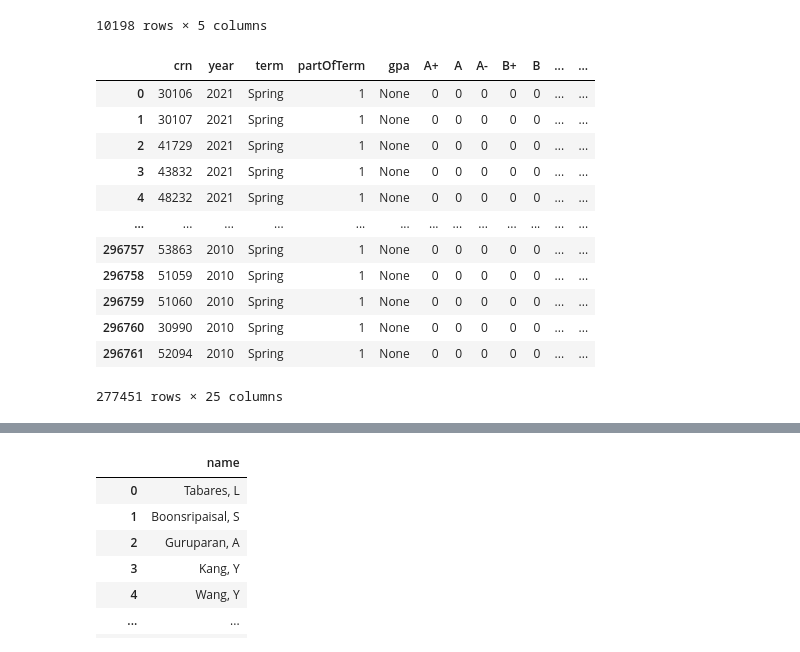
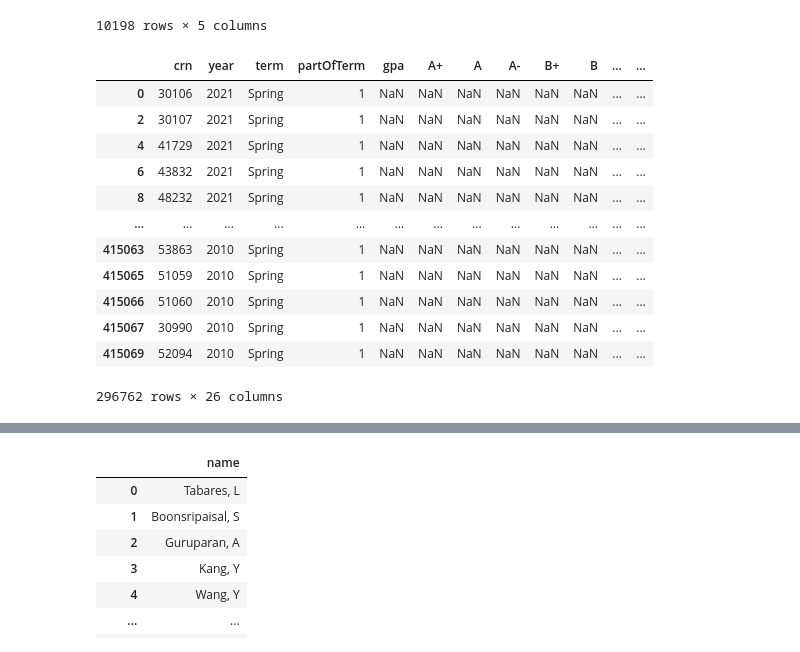
Before and after one commit to JavierMNieto/uiuc-scheduler, a Jupyter notebook: data/scripts/Catalog to Neo4j.ipynb, the cells around one changed output, grey strips where cells are left out. Saved outputs shown, nothing was run; the diff lists cells and outputs as text; code cells hidden in the pictures.

```diff
--- a/data/scripts/Catalog to Neo4j.ipynb
+++ b/data/scripts/Catalog to Neo4j.ipynb
@@ -51,14 +51,25 @@ df_catalogs["term"] = pd.Categorical(df_catalogs["term"], ["Fall","Summer","Spri
 df_catalogs.sort_values(by=["year", "term", "subject", "number", "crn", "meeting"], ascending=[False, True, True, True, True, True], ignore_index=True, inplace=True)
 df_catalogs["course"] = df_catalogs["subject"] + " " + df_catalogs["number"].astype(str)
 
+"""
+df_catalogs["sectionId"] = (df_catalogs["year"].astype(str) +
+                            df_catalogs["term"].astype(str) +
+                            df_catalogs["course"].astype(str) +
+                            df_catalogs["crn"].astype(str) +
+                            df_catalogs["section"].astype(str))
+df_catalogs["meetingId"] = (df_catalogs["year"].astype(str) +
+                            df_catalogs["term"].astype(str) +
+                            df_catalogs["crn"].astype(str) +
+                            df_catalogs["section"].astype(str) +
+                            df_catalogs["meeting"].astype(str))
+"""
+
 # Fix typos in descriptions
 df_catalogs.loc[df_catalogs["course"]=="HIST 574", "description"]="Immerses students in major works of recent American religious history. Written from multiple disciplinary perspectives and wrestling with the knotty problems in which religion has been interwoven, these books will give the student a solid foundation in American religious history. 4 graduate hours. No professional credit."
 df_catalogs.loc[df_catalogs["course"]=="ASST 104", "description"] = "Same as REL 104. See REL 104."
 df_catalogs.loc[df_catalogs["course"]=="EPOL 551", "description"] = "Same as EOL 570. See EOL 570."
 
-df_catalogs = df_catalogs.merge(df_gpa, how="left", on=["year", "term", "course", "subject", "number", "instructor"])
-
-df_catalogs = trim_all_columns(df_catalogs)
+df_catalogs = trim_all_columns(df_catalogs).merge(df_gpa, how="left", on=["year", "term", "course", "subject", "number", "instructor"])
 
 df_catalogs
 # %% [output]
@@ -150,33 +161,33 @@ df_courses
 # %%
 df_sections = (df_catalogs[["crn", "year", "term", "part_of_term",
                            "gpa", "A+", "A", "A-", "B+", "B", "B-",
-                           "C+", "C", "C-", "D+", "D", "D-", "F",
+                           "C+", "C", "C-", "D+", "D", "D-", "F", "sectionId",
                            "section", "section_info", "section_notes",
                            "section_attributes", "section_capp_area",
                            "section_co_request", "section_special_approval"]]
-              .drop_duplicates(ignore_index=True)
-              .dropna(subset=["crn", "year", "term", "section"])
-              .rename(columns={"part_of_term": "partOfTerm", "section": "sectionId",
+              .drop_duplicates()
+              .dropna(subset=["sectionId"])
+              .rename(columns={"part_of_term": "partOfTerm",
                               "section_info": "sectionInfo", "section_notes": "sectionNotes",
                               "section_attributes": "sectionAttributes", "section_capp_area": "sectionCappArea",
                               "section_co_request": "sectionCoRequest", "section_special_approval": "sectionSpecialApproval"}))
-df_sections[["A+", "A", "A-", "B+", "B", "B-","C+", "C", "C-", "D+", "D", "D-", "F"]] = df_sections[["A+", "A", "A-", "B+", "B", "B-","C+", "C", "C-", "D+", "D", "D-", "F"]].fillna(0)
-df_sections.replace([np.nan], [None], inplace=True)
+#df_sections[["A+", "A", "A-", "B+", "B", "B-","C+", "C", "C-", "D+", "D", "D-", "F"]] = df_sections[["A+", "A", "A-", "B+", "B", "B-","C+", "C", "C-", "D+", "D", "D-", "F"]].fillna(0)
 df_sections.to_csv("../neo4j/nodes/section_nodes.csv", index=False)
+
 df_sections
 # %% [output]
 |  | crn | year | term | partOfTerm | gpa | A+ | A | A- | B+ | B | ... | ... |
-| 0 | 30106 | 2021 | Spring | 1 | None | 0 | 0 | 0 | 0 | 0 | ... | ... |
-| 1 | 30107 | 2021 | Spring | 1 | None | 0 | 0 | 0 | 0 | 0 | ... | ... |
-| 2 | 41729 | 2021 | Spring | 1 | None | 0 | 0 | 0 | 0 | 0 | ... | ... |
-| 3 | 43832 | 2021 | Spring | 1 | None | 0 | 0 | 0 | 0 | 0 | ... | ... |
-| 4 | 48232 | 2021 | Spring | 1 | None | 0 | 0 | 0 | 0 | 0 | ... | ... |
+| 0 | 30106 | 2021 | Spring | 1 | NaN | NaN | NaN | NaN | NaN | NaN | ... | ... |
+| 2 | 30107 | 2021 | Spring | 1 | NaN | NaN | NaN | NaN | NaN | NaN | ... | ... |
+| 4 | 41729 | 2021 | Spring | 1 | NaN | NaN | NaN | NaN | NaN | NaN | ... | ... |
+| 6 | 43832 | 2021 | Spring | 1 | NaN | NaN | NaN | NaN | NaN | NaN | ... | ... |
+| 8 | 48232 | 2021 | Spring | 1 | NaN | NaN | NaN | NaN | NaN | NaN | ... | ... |
 | ... | ... | ... | ... | ... | ... | ... | ... | ... | ... | ... | ... | ... |
-| 296757 | 53863 | 2010 | Spring | 1 | None | 0 | 0 | 0 | 0 | 0 | ... | ... |
-| 296758 | 51059 | 2010 | Spring | 1 | None | 0 | 0 | 0 | 0 | 0 | ... | ... |
-| 296759 | 51060 | 2010 | Spring | 1 | None | 0 | 0 | 0 | 0 | 0 | ... | ... |
-| 296760 | 30990 | 2010 | Spring | 1 | None | 0 | 0 | 0 | 0 | 0 | ... | ... |
-| 296761 | 52094 | 2010 | Spring | 1 | None | 0 | 0 | 0 | 0 | 0 | ... | ... |
+| 415063 | 53863 | 2010 | Spring | 1 | NaN | NaN | NaN | NaN | NaN | NaN | ... | ... |
+| 415065 | 51059 | 2010 | Spring | 1 | NaN | NaN | NaN | NaN | NaN | NaN | ... | ... |
+| 415066 | 51060 | 2010 | Spring | 1 | NaN | NaN | NaN | NaN | NaN | NaN | ... | ... |
+| 415067 | 30990 | 2010 | Spring | 1 | NaN | NaN | NaN | NaN | NaN | NaN | ... | ... |
+| 415069 | 52094 | 2010 | Spring | 1 | NaN | NaN | NaN | NaN | NaN | NaN | ... | ... |
-277451 rows × 25 columns
+296762 rows × 26 columns
 # %%
 df_meetings = (df_catalogs[["start_date", "end_date", "start_time",
```
Also changed, not shown: parts of 6 cells of this notebook, 9 other files.
